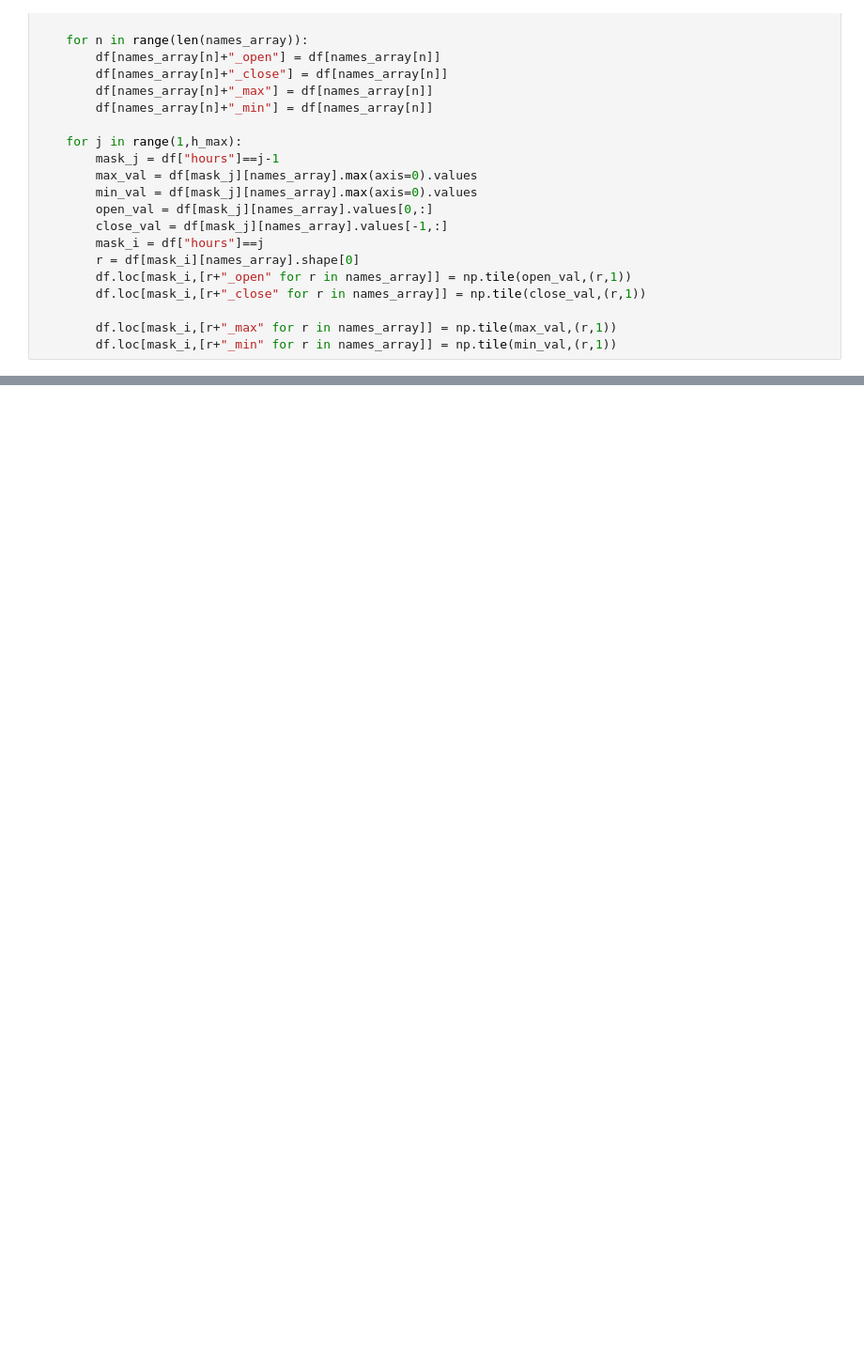
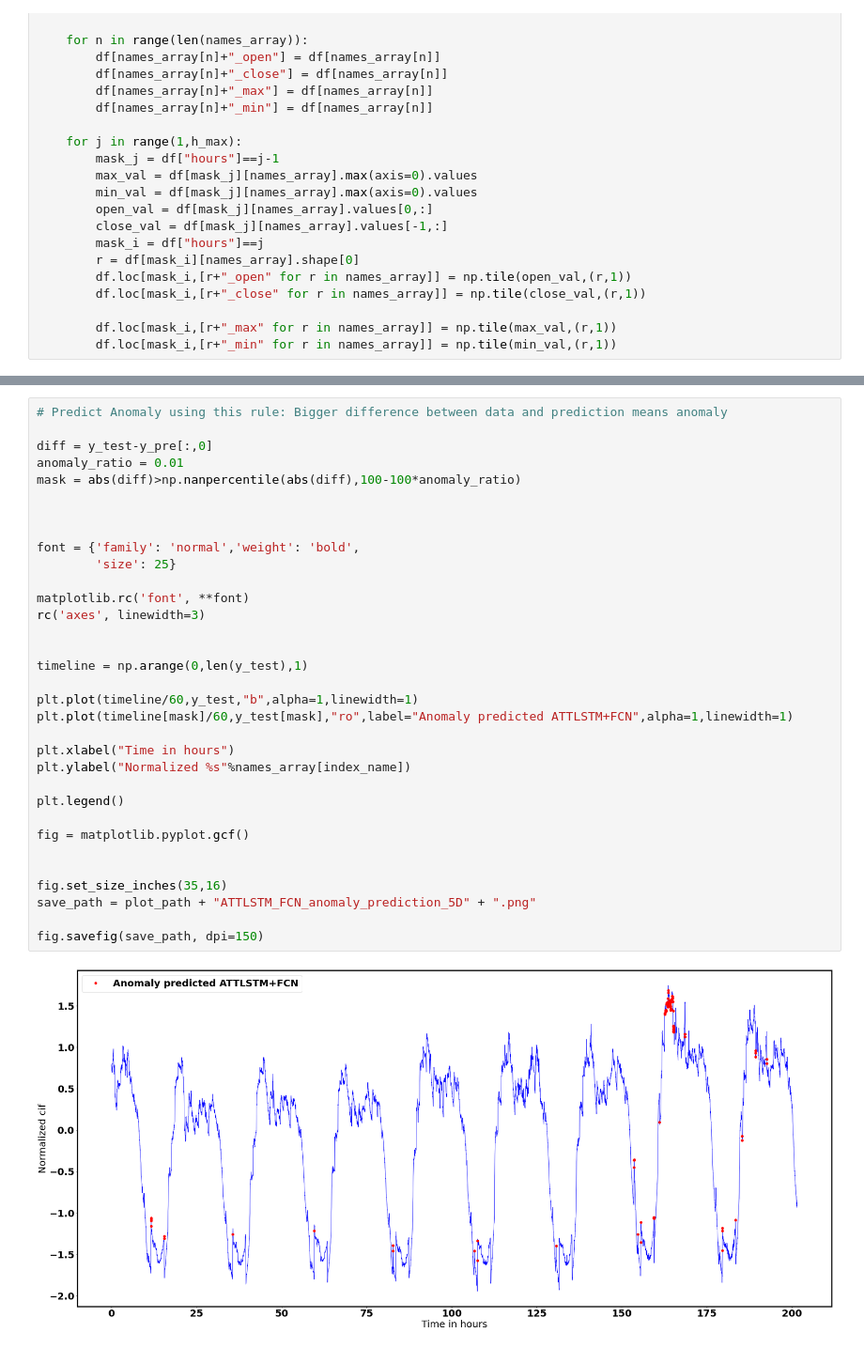
Before and after one commit to peraktong/Passion, a Jupyter notebook: Passion_v5.ipynb, the cells around one changed output, grey strips where cells are left out. Shown at 94% size. Saved outputs shown, nothing was run; the diff lists cells and outputs as text; blank space fills up the shorter version.

```diff
--- a/Passion_v5.ipynb
+++ b/Passion_v5.ipynb
@@ -195,0 +510,35 @@ InternalError: CUDA runtime implicit initialization on GPU:0 failed. Status: out
+# %%
+# Predict Anomaly using this rule: Bigger difference between data and prediction means anomaly
+
+diff = y_test-y_pre[:,0]
+anomaly_ratio = 0.01
+mask = abs(diff)>np.nanpercentile(abs(diff),100-100*anomaly_ratio)
+
+
+
+font = {'family': 'normal','weight': 'bold',
+        'size': 25}
+
+matplotlib.rc('font', **font)
+rc('axes', linewidth=3)
+
+
+timeline = np.arange(0,len(y_test),1)
+
+plt.plot(timeline/60,y_test,"b",alpha=1,linewidth=1)
+plt.plot(timeline[mask]/60,y_test[mask],"ro",label="Anomaly predicted ATTLSTM+FCN",alpha=1,linewidth=1)
+
+plt.xlabel("Time in hours")
+plt.ylabel("Normalized %s"%names_array[index_name])
+
+plt.legend()
+
+fig = matplotlib.pyplot.gcf()
+
+
+fig.set_size_inches(35,16)
+save_path = plot_path + "ATTLSTM_FCN_anomaly_prediction_5D" + ".png"
+
+fig.savefig(save_path, dpi=150)
+# %% [output]
+[figure, added]
```
Also changed, not shown: parts of 23 cells of this notebook, 9 other files.
